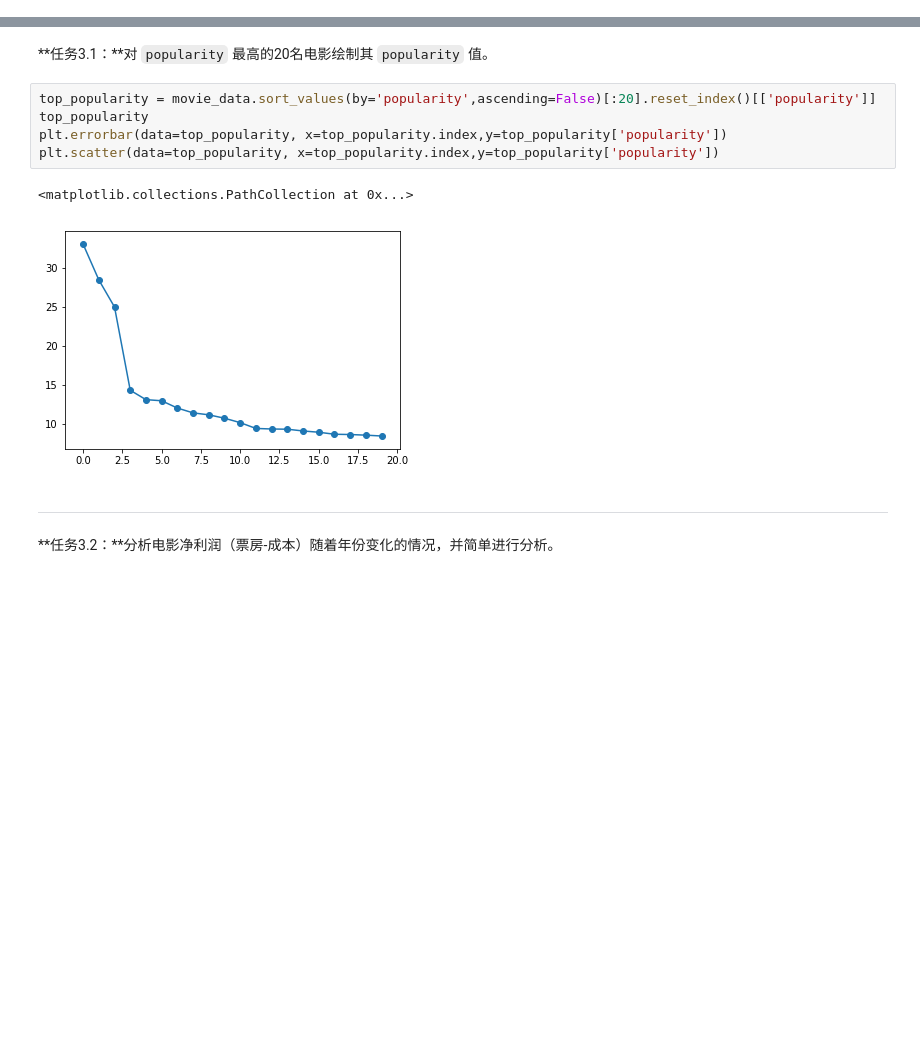
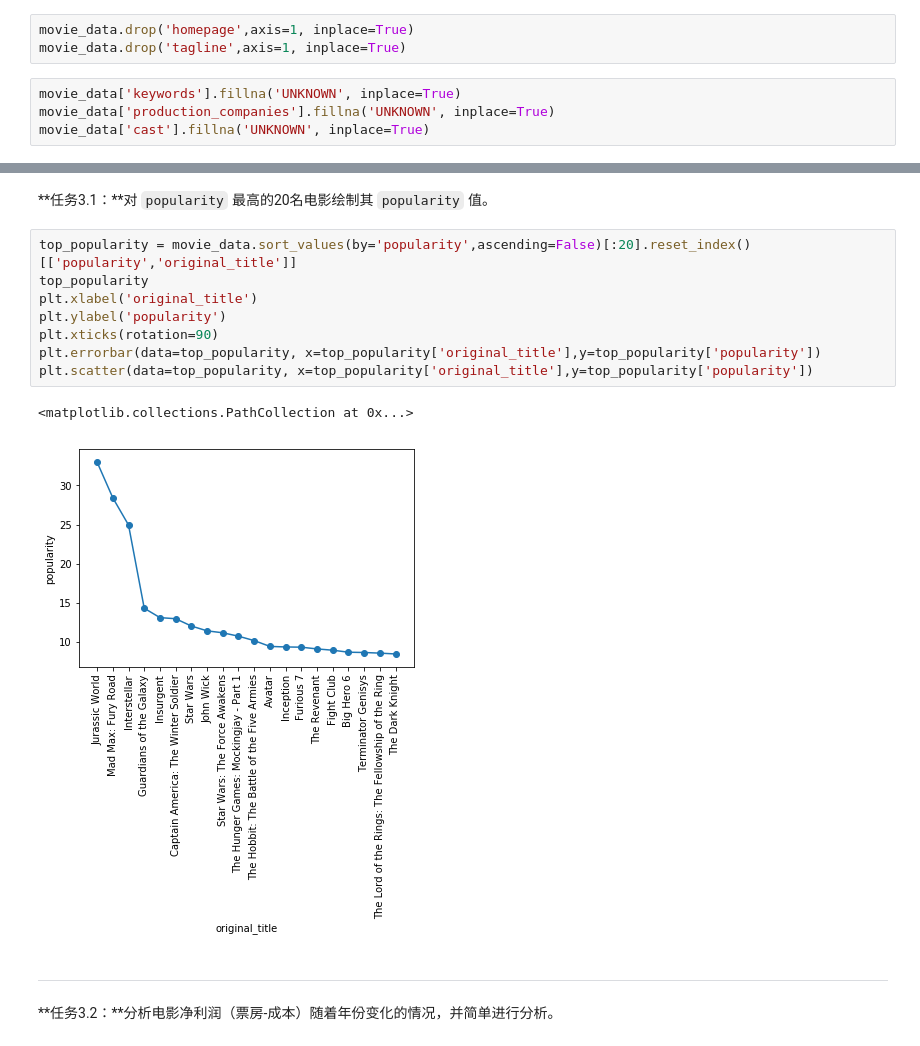
Before and after one commit to dokken123/AIPND-cn-P2, a Jupyter notebook: P2_Explore_Movie_Dataset/Explore Movie Dataset.ipynb, the cells around one changed output, grey strips where cells are left out. Drawn from its saved outputs; the diff is of its cells as text; blank space fills up the shorter version.

```diff
--- a/P2_Explore_Movie_Dataset/Explore Movie Dataset.ipynb
+++ b/P2_Explore_Movie_Dataset/Explore Movie Dataset.ipynb
@@ -142 +162,8 @@ movie_data.describe()
+# %%
+movie_data.drop('homepage',axis=1, inplace=True)
+movie_data.drop('tagline',axis=1, inplace=True)
+# %%
+movie_data['keywords'].fillna('UNKNOWN', inplace=True)
+movie_data['production_companies'].fillna('UNKNOWN', inplace=True)
+movie_data['cast'].fillna('UNKNOWN', inplace=True)
 # %%
@@ -342,13 +388,16 @@ movie_data.groupby('director').agg({"popularity":'mean'}).sort_values(by='popula
 # %% [markdown]
 **任务3.1：**对 `popularity` 最高的20名电影绘制其 `popularity` 值。
 # %%
-top_popularity = movie_data.sort_values(by='popularity',ascending=False)[:20].reset_index()[['popularity']]
+top_popularity = movie_data.sort_values(by='popularity',ascending=False)[:20].reset_index()[['popularity','original_title']]
 top_popularity
-plt.errorbar(data=top_popularity, x=top_popularity.index,y=top_popularity['popularity'])
-plt.scatter(data=top_popularity, x=top_popularity.index,y=top_popularity['popularity'])
+plt.xlabel('original_title')
+plt.ylabel('popularity')
+plt.xticks(rotation=90)
+plt.errorbar(data=top_popularity, x=top_popularity['original_title'],y=top_popularity['popularity'])
+plt.scatter(data=top_popularity, x=top_popularity['original_title'],y=top_popularity['popularity'])
 # %% [output]
 <matplotlib.collections.PathCollection at 0x...>
-[figure, old version]
+[figure, new version]
 # %% [markdown]
 ---
 **任务3.2：**分析电影净利润（票房-成本）随着年份变化的情况，并简单进行分析。
```
Also changed, not shown: parts of 17 cells of this notebook, 2 other files.
